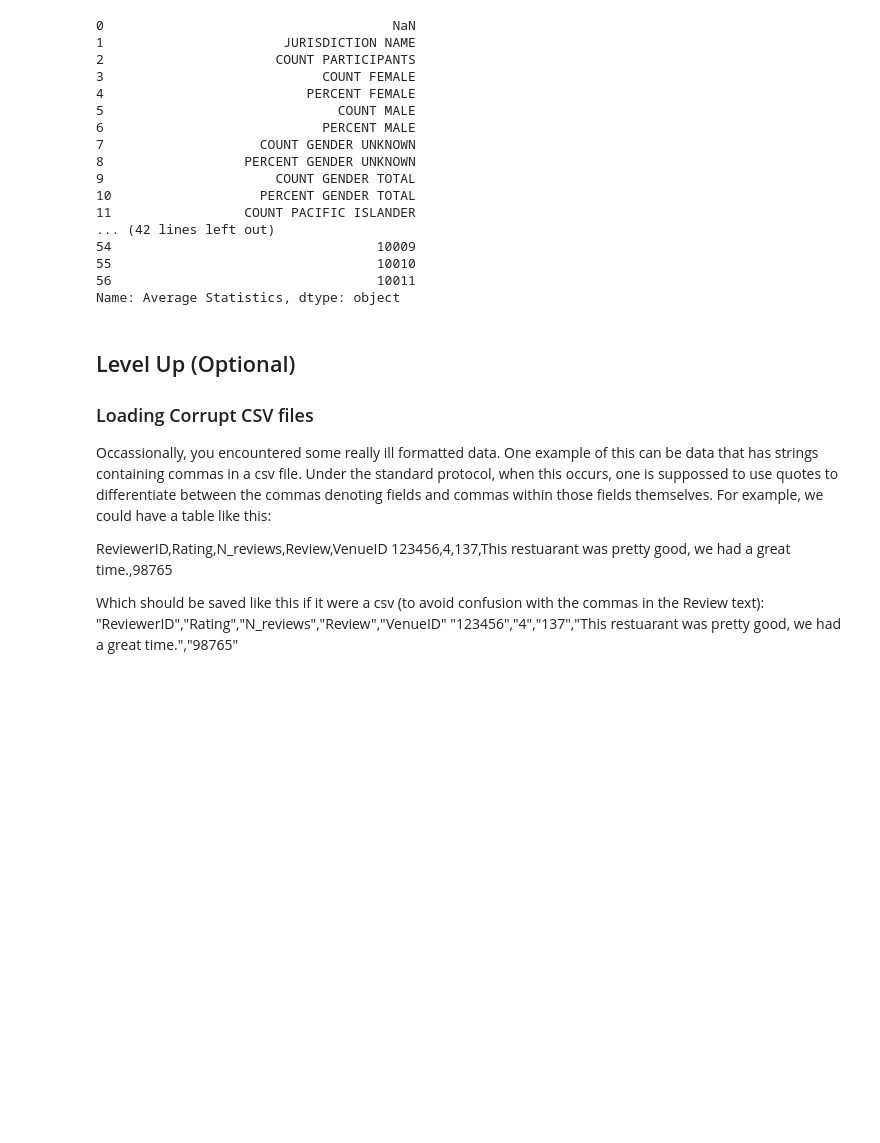
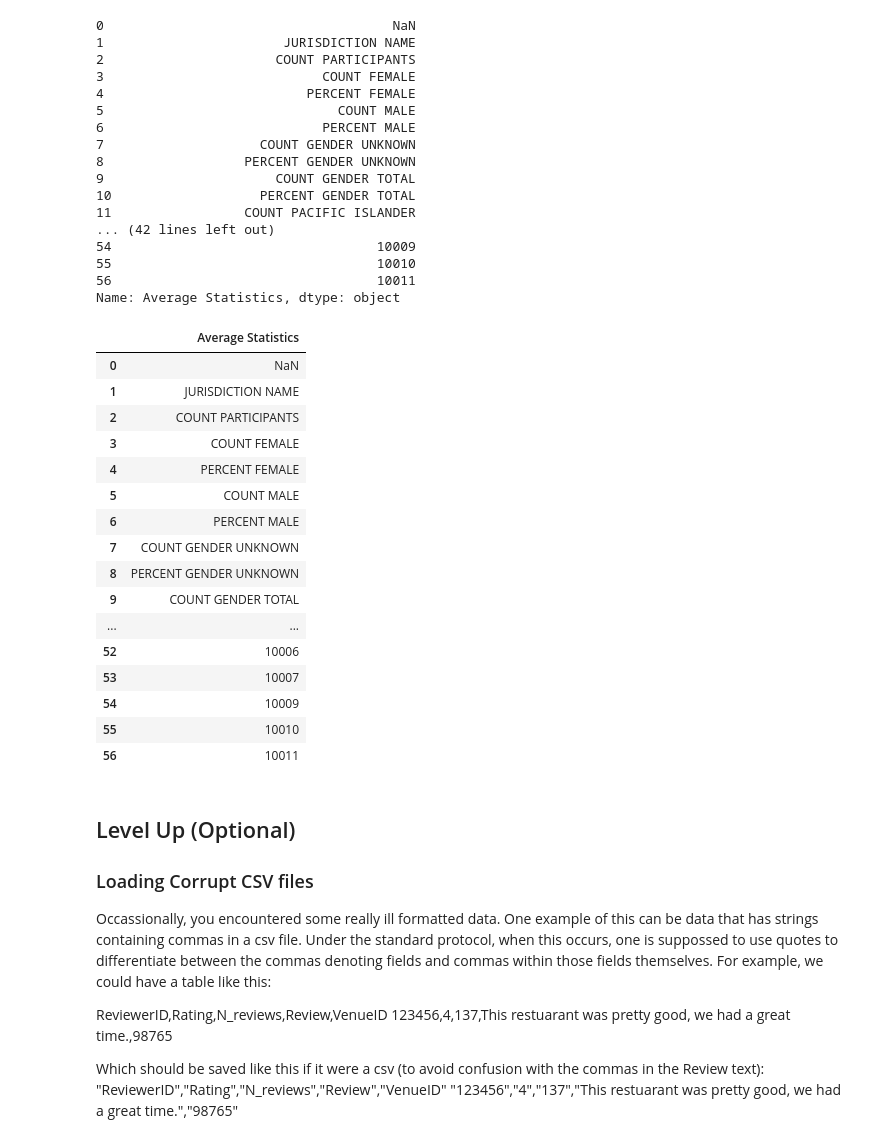
Before and after one commit to AR3441/dsc-1-03-05-importing-data-using-pandas-lab-nyc-ds-career-031119, a Jupyter notebook: index.ipynb, the cells around one changed output. Drawn from its saved outputs; the diff is of its cells as text; code cells hidden in the pictures; blank space fills up the shorter version.

```diff
--- a/index.ipynb
+++ b/index.ipynb
@@ -65,6 +65,25 @@ zipcodes['Average Statistics'];
 Name: Average Statistics, dtype: object
 # %%
 correctzipcodes = pd.DataFrame(zipcodes['Average Statistics'])
+correctzipcodes
+# %% [output]
+|  | Average Statistics |
+| 0 | NaN |
+| 1 | JURISDICTION NAME |
+| 2 | COUNT PARTICIPANTS |
+| 3 | COUNT FEMALE |
+| 4 | PERCENT FEMALE |
+| 5 | COUNT MALE |
+| 6 | PERCENT MALE |
+| 7 | COUNT GENDER UNKNOWN |
+| 8 | PERCENT GENDER UNKNOWN |
+| 9 | COUNT GENDER TOTAL |
+| ... | ... |
+| 52 | 10006 |
+| 53 | 10007 |
+| 54 | 10009 |
+| 55 | 10010 |
+| 56 | 10011 |
 # %% [markdown]
 ## Level Up (Optional)
 
```
